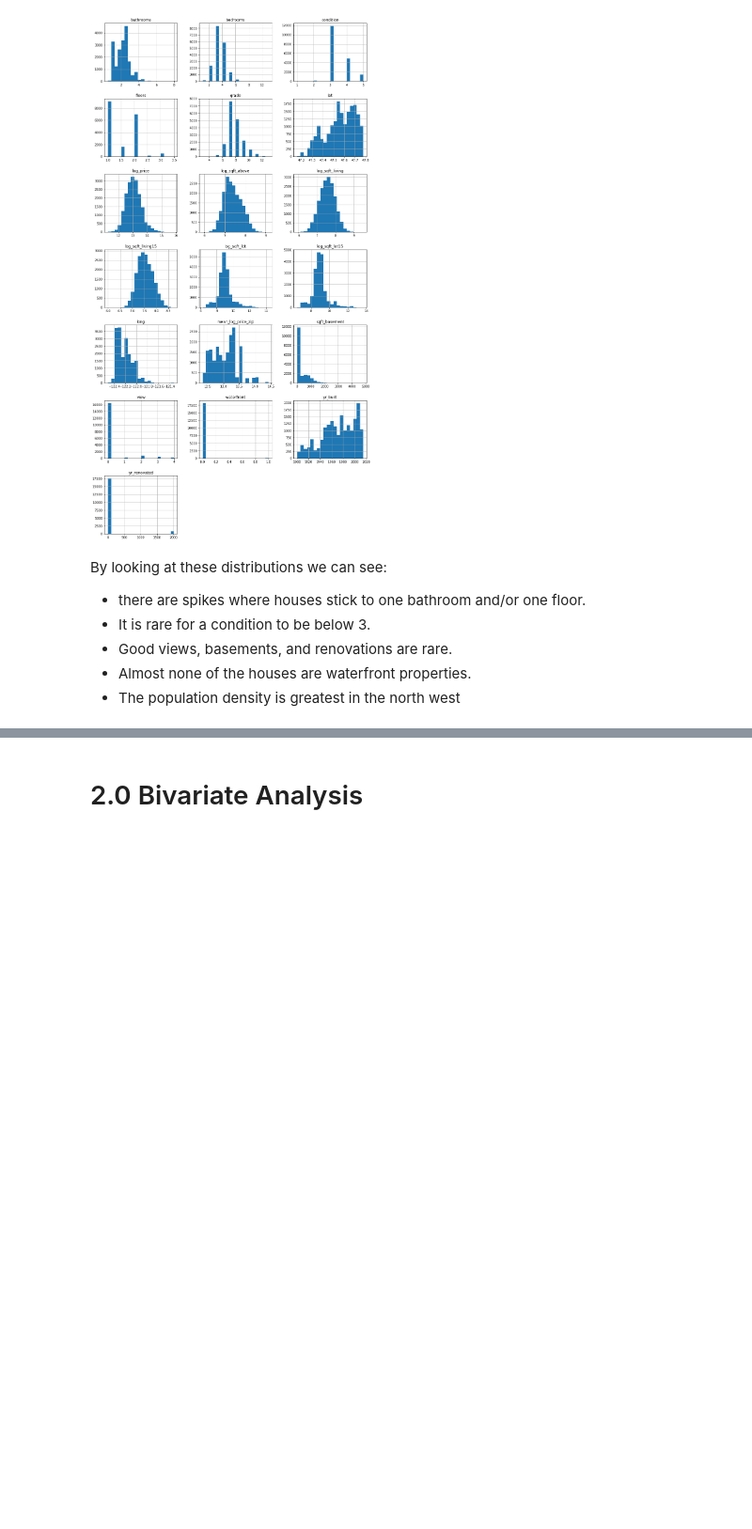
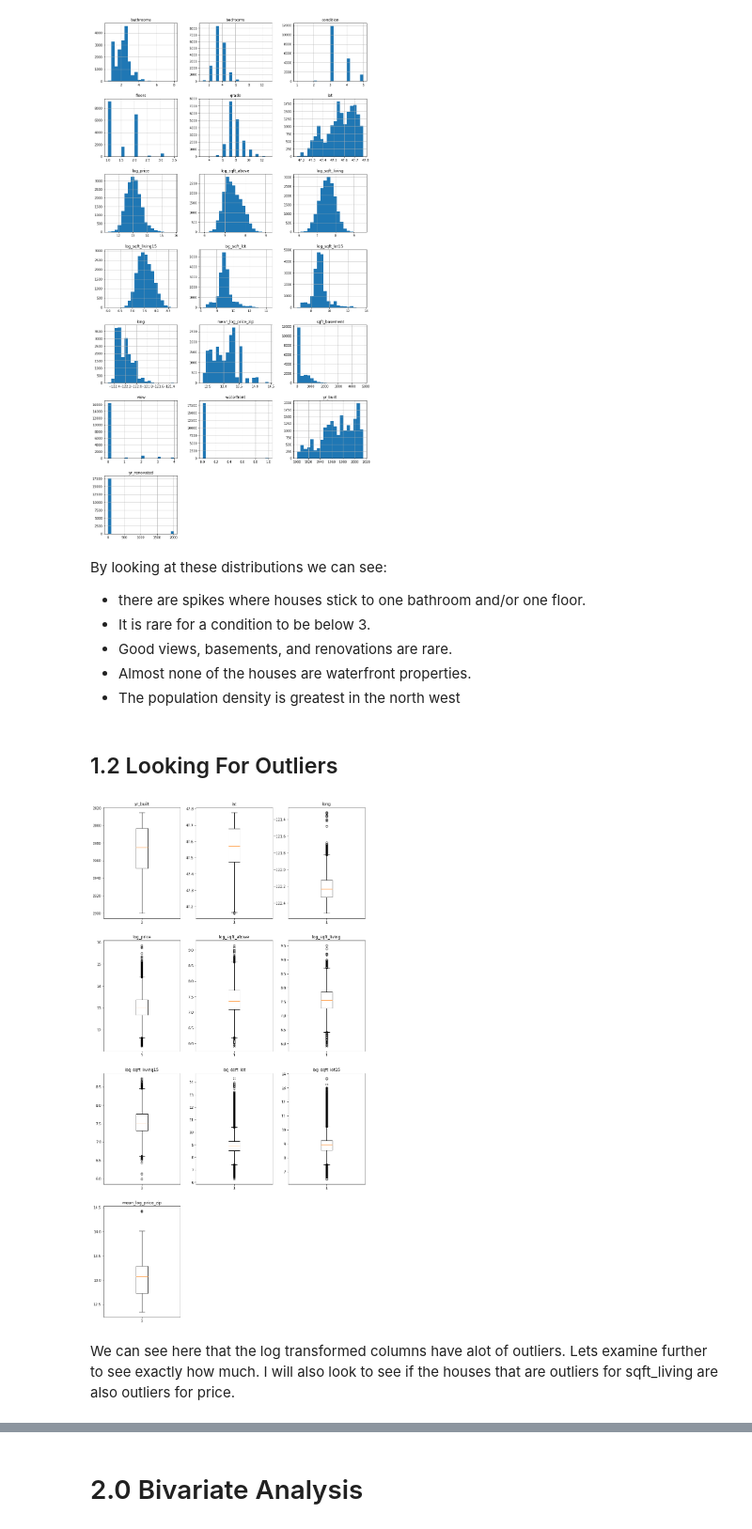
Before and after one commit to georgewillben/King_County_House_Prices, a Jupyter notebook: Exploratory Data Analysis.ipynb, the cells around one changed output, grey strips where cells are left out. Shown at 94% size. Drawn from its saved outputs; the diff is of its cells as text; code cells hidden in the pictures; blank space fills up the shorter version.

```diff
--- a/Exploratory Data Analysis.ipynb
+++ b/Exploratory Data Analysis.ipynb
@@ -37,6 +39,7 @@ i_orig = [c for c in df.columns if "log_" + c not in df.columns]
 Now I will review the distributions of each variable using histograms.
 # %%
 # plot histograms of each column
+i_orig = [col for col in df.columns if "log_"+col not in df.columns]
 df[i_orig].hist(layout=(7, 3), figsize=(15, 30), bins=20)
 plt.show()
 # %% [output]
@@ -48,3 +51,32 @@ By looking at these distributions we can see:
 * Good views, basements, and renovations are rare.
 * Almost none of the houses are waterfront properties.
 * The population density is greatest in the north west
+# %% [markdown]
+## 1.2 Looking For Outliers
+# %%
+# select appopriate columns
+boolean_cols = ["waterfront", "sqft_basement", "yr_renovated"]
+catigor_cols = ["bathrooms", "bedrooms", "floors", "grade", "view", "condition", "zipcode"]
+continu_cols = [col for col in df.columns if (col not in boolean_cols) & (col not in catigor_cols) & (col in i_orig)]
+
+# create subplots
+fig, axes = plt.subplots(4, 3, figsize=(14, 28))
+
+# make boxplots
+for n, col in  enumerate(continu_cols):
+
+    i = n//3
+    j = n%3
+
+    ax = axes[i, j]
+
+    ax.boxplot(df[col])
+    ax.set_title(col)
+
+axes[3, 1].set_visible(False)
+axes[3, 2].set_visible(False)
+plt.show()
+# %% [output]
+[figure, added]
+# %% [markdown]
+We can see here that the log transformed columns have alot of outliers. Lets examine further to see exactly how much. I will also look to see if the houses that are outliers for sqft_living are also outliers for price.
```
Also changed, not shown: parts of 32 cells of this notebook.
